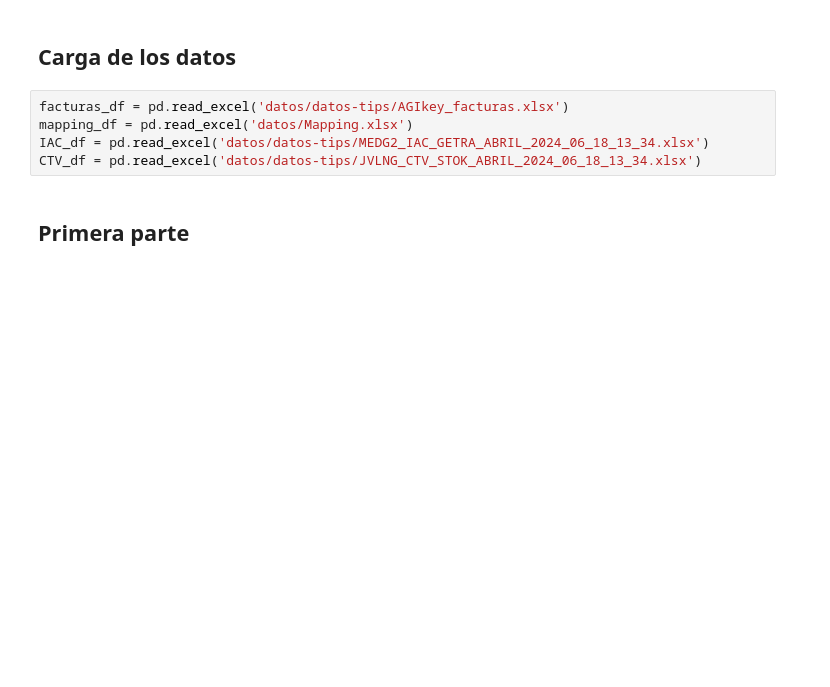
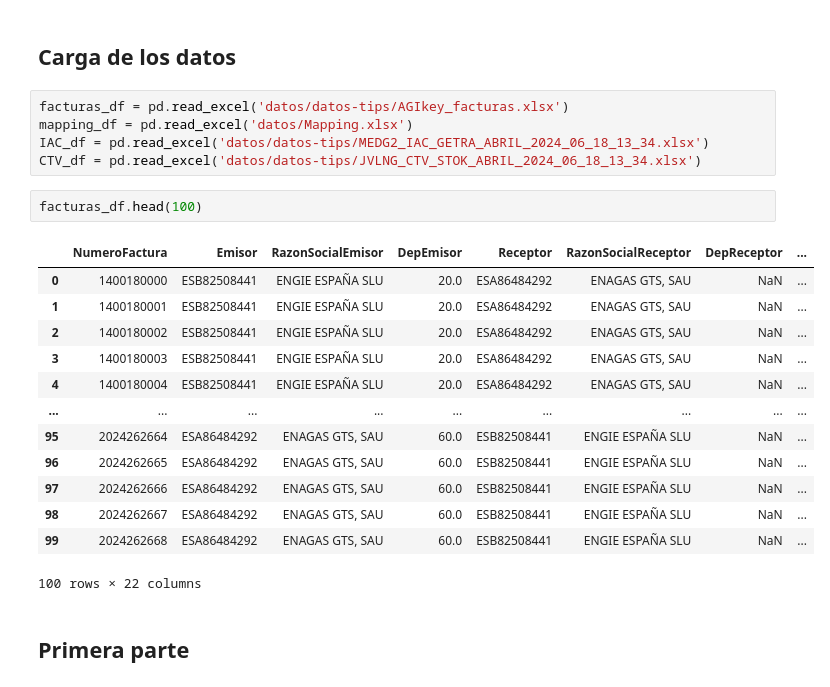
Before and after one commit to kikekzm/Data-Projects, a Jupyter notebook: ENGIE-Caso/Caso-Engie-Tips.ipynb, the cells around one changed output. Cells and saved outputs as stored; diff of their text form; blank space fills up the shorter version.

```diff
--- a/ENGIE-Caso/Caso-Engie-Tips.ipynb
+++ b/ENGIE-Caso/Caso-Engie-Tips.ipynb
@@ -14,6 +14,22 @@ facturas_df = pd.read_excel('datos/datos-tips/AGIkey_facturas.xlsx')
 mapping_df = pd.read_excel('datos/Mapping.xlsx')
 IAC_df = pd.read_excel('datos/datos-tips/MEDG2_IAC_GETRA_ABRIL_2024_06_18_13_34.xlsx')
 CTV_df = pd.read_excel('datos/datos-tips/JVLNG_CTV_STOK_ABRIL_2024_06_18_13_34.xlsx')
+# %%
+facturas_df.head(100)
+# %% [output]
+|  | NumeroFactura | Emisor | RazonSocialEmisor | DepEmisor | Receptor | RazonSocialReceptor | DepReceptor | ... |
+| 0 | 1400180000 | ESB82508441 | ENGIE ESPAÑA SLU | 20.0 | ESA86484292 | ENAGAS GTS, SAU | NaN | ... |
+| 1 | 1400180001 | ESB82508441 | ENGIE ESPAÑA SLU | 20.0 | ESA86484292 | ENAGAS GTS, SAU | NaN | ... |
+| 2 | 1400180002 | ESB82508441 | ENGIE ESPAÑA SLU | 20.0 | ESA86484292 | ENAGAS GTS, SAU | NaN | ... |
+| 3 | 1400180003 | ESB82508441 | ENGIE ESPAÑA SLU | 20.0 | ESA86484292 | ENAGAS GTS, SAU | NaN | ... |
+| 4 | 1400180004 | ESB82508441 | ENGIE ESPAÑA SLU | 20.0 | ESA86484292 | ENAGAS GTS, SAU | NaN | ... |
+| ... | ... | ... | ... | ... | ... | ... | ... | ... |
+| 95 | 2024262664 | ESA86484292 | ENAGAS GTS, SAU | 60.0 | ESB82508441 | ENGIE ESPAÑA SLU | NaN | ... |
+| 96 | 2024262665 | ESA86484292 | ENAGAS GTS, SAU | 60.0 | ESB82508441 | ENGIE ESPAÑA SLU | NaN | ... |
+| 97 | 2024262666 | ESA86484292 | ENAGAS GTS, SAU | 60.0 | ESB82508441 | ENGIE ESPAÑA SLU | NaN | ... |
+| 98 | 2024262667 | ESA86484292 | ENAGAS GTS, SAU | 60.0 | ESB82508441 | ENGIE ESPAÑA SLU | NaN | ... |
+| 99 | 2024262668 | ESA86484292 | ENAGAS GTS, SAU | 60.0 | ESB82508441 | ENGIE ESPAÑA SLU | NaN | ... |
+100 rows × 22 columns
 # %% [markdown]
 ## Primera parte
 # %% [markdown]
```
Also changed, not shown: parts of 8 cells of this notebook.
